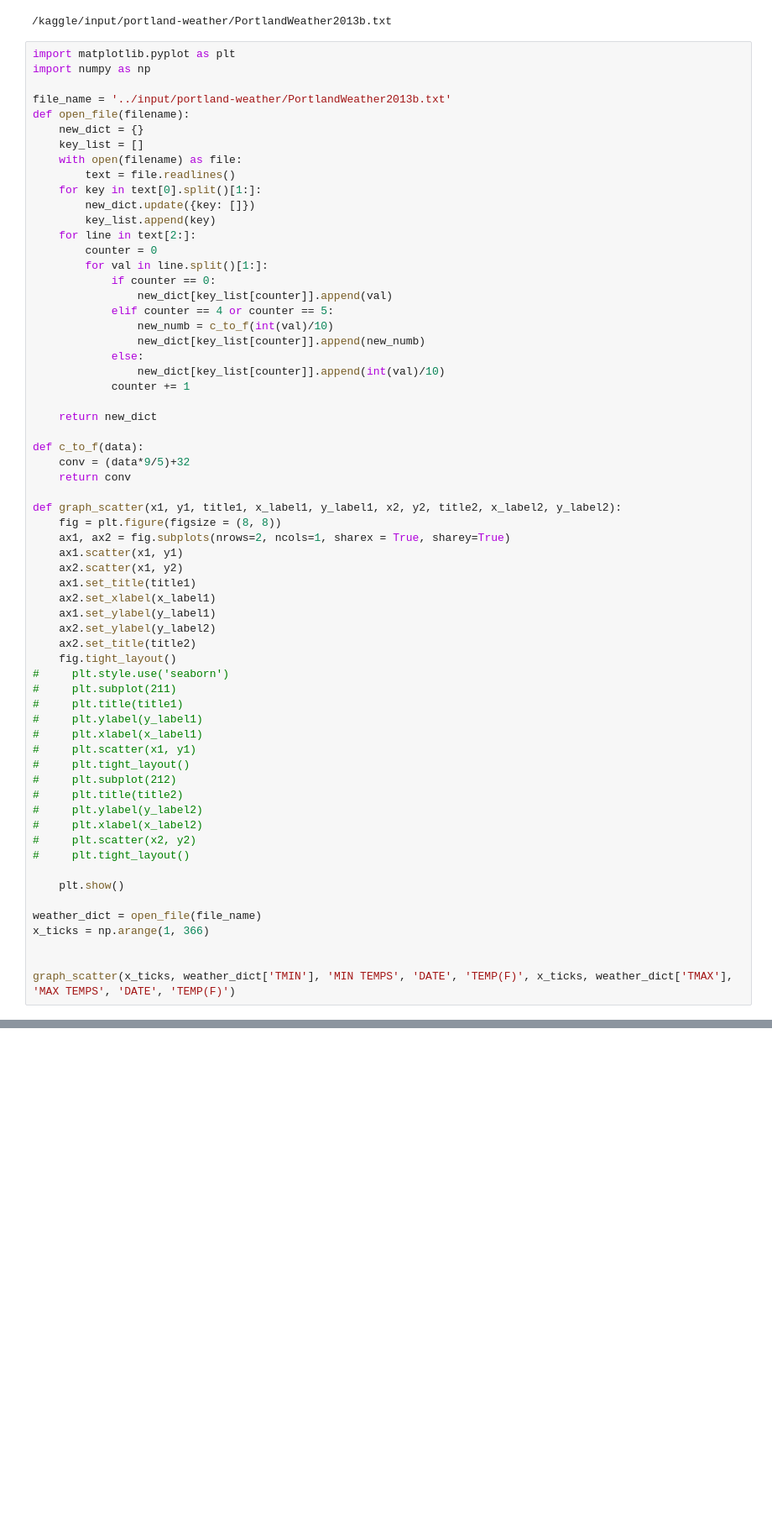
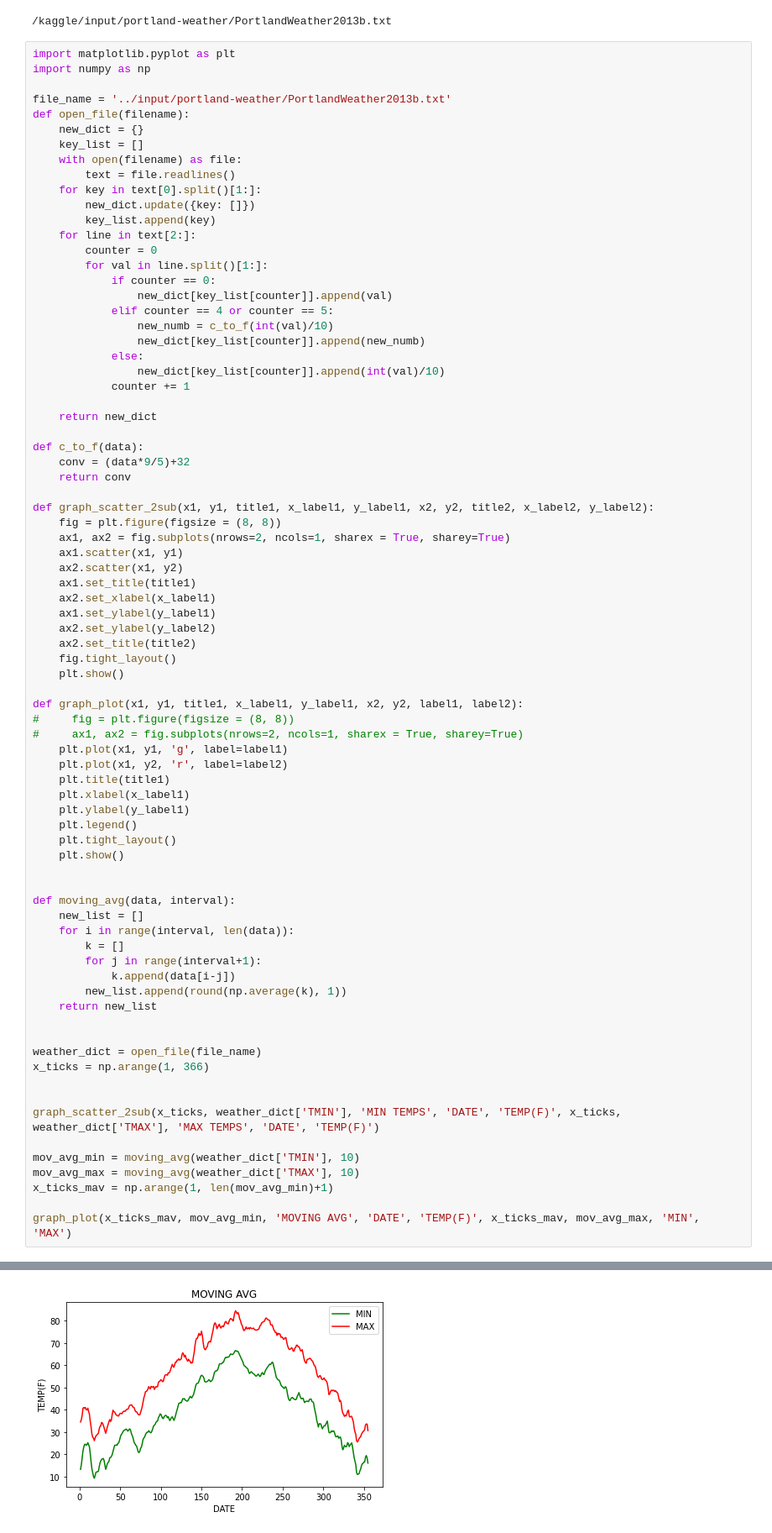
Before and after one commit to Ben-Littell/Author_comparisom, a Jupyter notebook: weather-data.ipynb, the cells around one changed output, grey strips where cells are left out. Shown at 84% size. Cells and saved outputs as stored; diff of their text form; blank space fills up the shorter version.

Commit message:
Kaggle Notebook | Weather_data | Version 3

```diff
--- a/weather-data.ipynb
+++ b/weather-data.ipynb
@@ -41,45 +43,61 @@ def open_file(filename):
                 new_dict[key_list[counter]].append(new_numb)
             else:
                 new_dict[key_list[counter]].append(int(val)/10)
             counter += 1
 
     return new_dict
 
 def c_to_f(data):
     conv = (data*9/5)+32
     return conv
 
-def graph_scatter(x1, y1, title1, x_label1, y_label1, x2, y2, title2, x_label2, y_label2):
+def graph_scatter_2sub(x1, y1, title1, x_label1, y_label1, x2, y2, title2, x_label2, y_label2):
     fig = plt.figure(figsize = (8, 8))
     ax1, ax2 = fig.subplots(nrows=2, ncols=1, sharex = True, sharey=True)
     ax1.scatter(x1, y1)
     ax2.scatter(x1, y2)
     ax1.set_title(title1)
     ax2.set_xlabel(x_label1)
     ax1.set_ylabel(y_label1)
     ax2.set_ylabel(y_label2)
     ax2.set_title(title2)
     fig.tight_layout()
-#     plt.style.use('seaborn')
-#     plt.subplot(211)
-#     plt.title(title1)
-#     plt.ylabel(y_label1)
-#     plt.xlabel(x_label1)
-#     plt.scatter(x1, y1)
-#     plt.tight_layout()
-#     plt.subplot(212)
-#     plt.title(title2)
-#     plt.ylabel(y_label2)
-#     plt.xlabel(x_label2)
-#     plt.scatter(x2, y2)
-#     plt.tight_layout()
+    plt.show()
 
+def graph_plot(x1, y1, title1, x_label1, y_label1, x2, y2, label1, label2):
+#     fig = plt.figure(figsize = (8, 8))
+#     ax1, ax2 = fig.subplots(nrows=2, ncols=1, sharex = True, sharey=True)
+    plt.plot(x1, y1, 'g', label=label1)
+    plt.plot(x1, y2, 'r', label=label2)
+    plt.title(title1)
+    plt.xlabel(x_label1)
+    plt.ylabel(y_label1)
+    plt.legend()
+    plt.tight_layout()
     plt.show()
+
+
+def moving_avg(data, interval):
+    new_list = []
+    for i in range(interval, len(data)):
+        k = []
+        for j in range(interval+1):
+            k.append(data[i-j])
+        new_list.append(round(np.average(k), 1))
+    return new_list
+
 
 weather_dict = open_file(file_name)
 x_ticks = np.arange(1, 366)
 
 
-graph_scatter(x_ticks, weather_dict['TMIN'], 'MIN TEMPS', 'DATE', 'TEMP(F)', x_ticks, weather_dict['TMAX'], 'MAX TEMPS', 'DATE', 'TEMP(F)')
+graph_scatter_2sub(x_ticks, weather_dict['TMIN'], 'MIN TEMPS', 'DATE', 'TEMP(F)', x_ticks, weather_dict['TMAX'], 'MAX TEMPS', 'DATE', 'TEMP(F)')
+
+mov_avg_min = moving_avg(weather_dict['TMIN'], 10)
+mov_avg_max = moving_avg(weather_dict['TMAX'], 10)
+x_ticks_mav = np.arange(1, len(mov_avg_min)+1)
+
+graph_plot(x_ticks_mav, mov_avg_min, 'MOVING AVG', 'DATE', 'TEMP(F)', x_ticks_mav, mov_avg_max, 'MIN', 'MAX')
 # %% [output]
 [figure]
+[figure, added]
```
Also changed, not shown: parts of 1 cell of this notebook.
